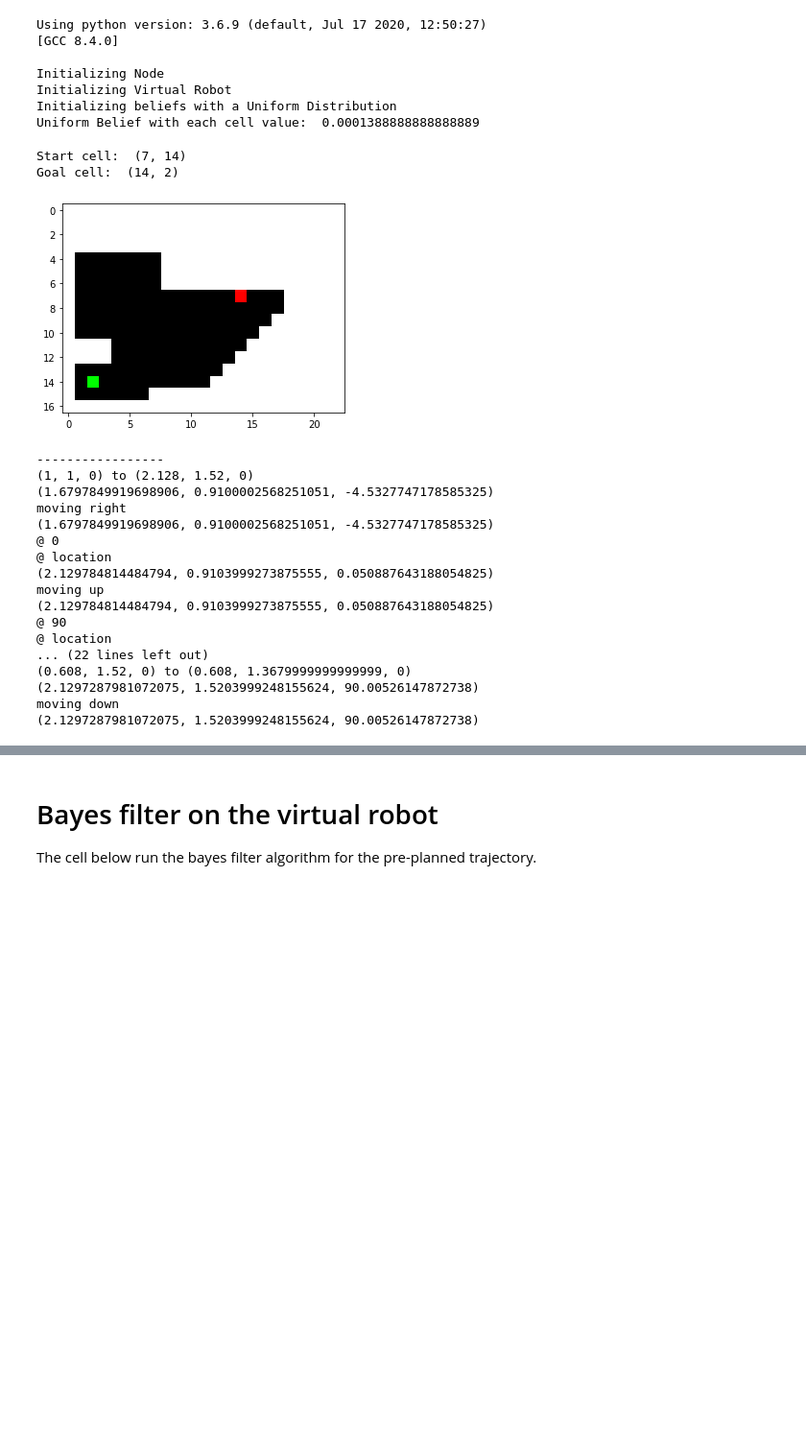
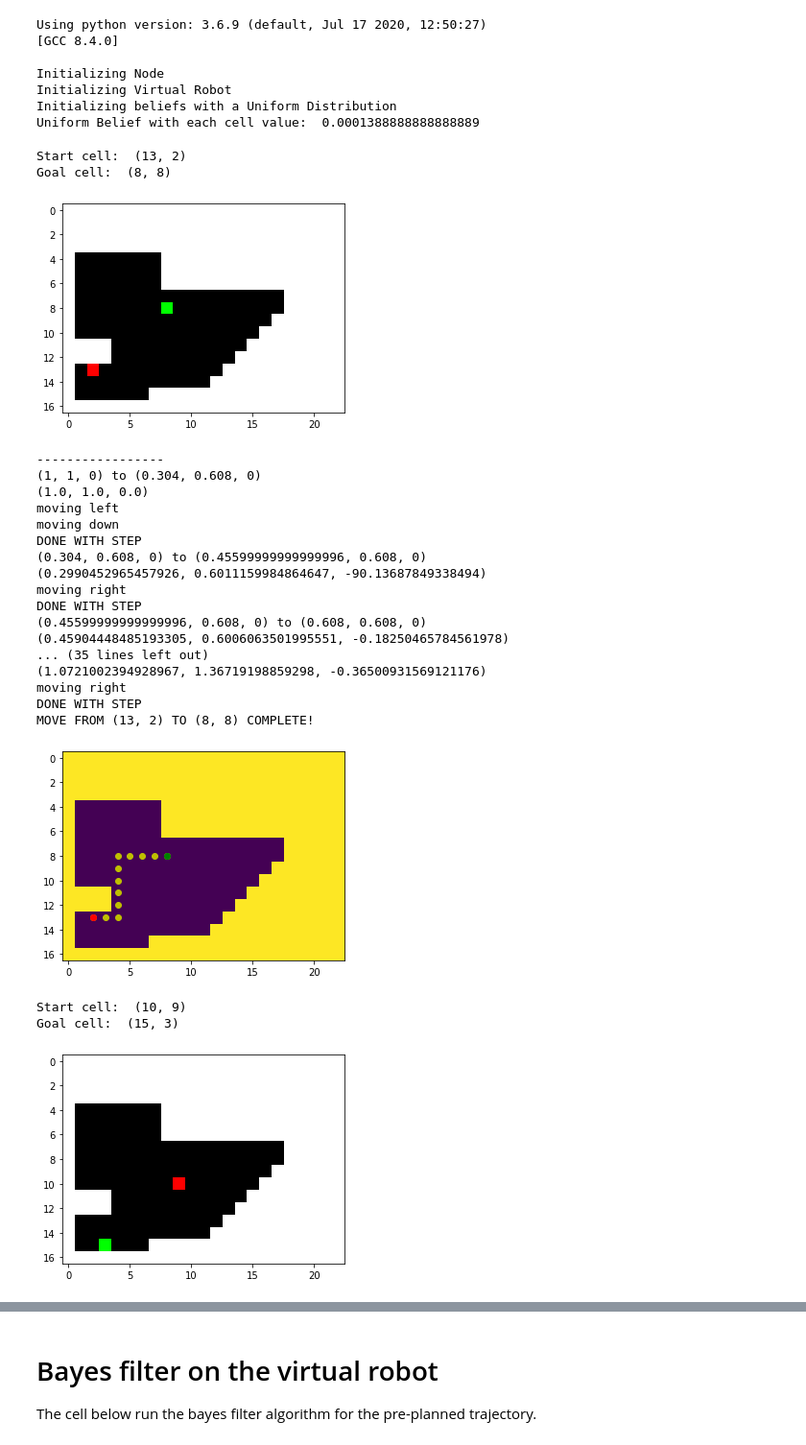
Before and after one commit to caitlinstanton/ece4960, a Jupyter notebook: lab10/lab10_jupyter/scripts/lab9_sim.ipynb, the cells around one changed output, grey strips where cells are left out. Shown: that part at 96% size. Drawn from its saved outputs; the diff is of its cells as text; code cells hidden in the pictures; blank space fills up the shorter version.

```diff
--- a/lab10/lab10_jupyter/scripts/lab9_sim.ipynb
+++ b/lab10/lab10_jupyter/scripts/lab9_sim.ipynb
@@ -182,7 +185,7 @@ grid.resize(17,23)
 # Instantiate the class PlannerQuery
 pq = PlannerQuery(grid)
 
-for i in range(0,1):
+for i in range(0,10):
     # Generate a start and goal pair
     (start_node, goal_node) = pq.generate(plot=True)
     gmap = OccupancyGridMap.from_data(grid,1,1)
@@ -197,51 +200,58 @@ for i in range(0,1):
         path_arr = np.array(path)
         prevStep = (1,1,0)
         #nextStep = ((start_node[1])*0.152,(17-start_node[0])*0.152,0)
         #move_to_next(prevStep,nextStep,robot)
         #prevStep = nextStep
         for i in path_arr:
             graphStep = ((i[1])*0.152,(17-i[0])*0.152, 0)
             loc.plotter.plot_point(graphStep[0], graphStep[1],GT)
 
             nextStep = ((i[1])*0.152,(17-i[0])*0.152,0)
             move_to_next(prevStep,nextStep,robot)
-            loc.plotter.plot_point(robot.get_gt_pose()[0], robot.get_gt_pose()[1], ODOM)
+            loc.plotter.plot_point(robot.get_gt_pose()[0], robot.get_gt_pose()[1], GT)
+            loc.plotter.plot_point(robot.get_pose()[0], robot.get_pose()[1], ODOM)
             prevStep = nextStep
+        print("MOVE FROM " + str(start_node) + " TO " + str(goal_node) + " COMPLETE!")
+        robot.set_vel(0,0)
         start_node_px = gmap.get_index_from_coordinates(start_node[0], start_node[1])
         goal_node_px = gmap.get_index_from_coordinates(goal_node[0], goal_node[1])
 
         plt.plot(path_arr[:, 1], path_arr[:, 0], 'yo')
         plt.plot(start_node_px[1], start_node_px[0], 'ro')
         plt.plot(goal_node_px[1], goal_node_px[0], 'go')
     else:
         print('Goal is not reachable')
 
         # plot start and goal points over the map (in pixels)
         start_node_px = gmap.get_index_from_coordinates(start_node[0], start_node[1])
         goal_node_px = gmap.get_index_from_coordinates(goal_node[0], goal_node[1])
 
         plt.plot(start_node_px[1], start_node_px[0], 'ro')
         plt.plot(goal_node_px[1], goal_node_px[0], 'go')
 
     plt.show()
 # %% [output]
-Start cell:  (7, 14)
-Goal cell:  (14, 2)
+Start cell:  (13, 2)
+Goal cell:  (8, 8)
-[figure, old version]
+[figure, new version]
 -----------------
-(1, 1, 0) to (2.128, 1.52, 0)
-(1.6797849919698906, 0.9100002568251051, -4.5327747178585325)
+(1, 1, 0) to (0.304, 0.608, 0)
+(1.0, 1.0, 0.0)
+moving left
+moving down
+DONE WITH STEP
+(0.304, 0.608, 0) to (0.45599999999999996, 0.608, 0)
+(0.2990452965457926, 0.6011159984864647, -90.13687849338494)
 moving right
-(1.6797849919698906, 0.9100002568251051, -4.5327747178585325)
-@ 0
-@ location
-(2.129784814484794, 0.9103999273875555, 0.050887643188054825)
-moving up
-(2.129784814484794, 0.9103999273875555, 0.050887643188054825)
-@ 90
-@ location
-... (22 lines left out)
-(0.608, 1.52, 0) to (0.608, 1.3679999999999999, 0)
-(2.1297287981072075, 1.5203999248155624, 90.00526147872738)
-moving down
-(2.1297287981072075, 1.5203999248155624, 90.00526147872738)
+DONE WITH STEP
+(0.45599999999999996, 0.608, 0) to (0.608, 0.608, 0)
+(0.45904448485193305, 0.6006063501995551, -0.18250465784561978)
+... (35 lines left out)
+(1.0721002394928967, 1.36719198859298, -0.36500931569121176)
+moving right
+DONE WITH STEP
+MOVE FROM (13, 2) TO (8, 8) COMPLETE!
+[figure, added]
+Start cell:  (10, 9)
+Goal cell:  (15, 3)
+[figure, added]
```
Also changed, not shown: parts of 3 cells of this notebook.
